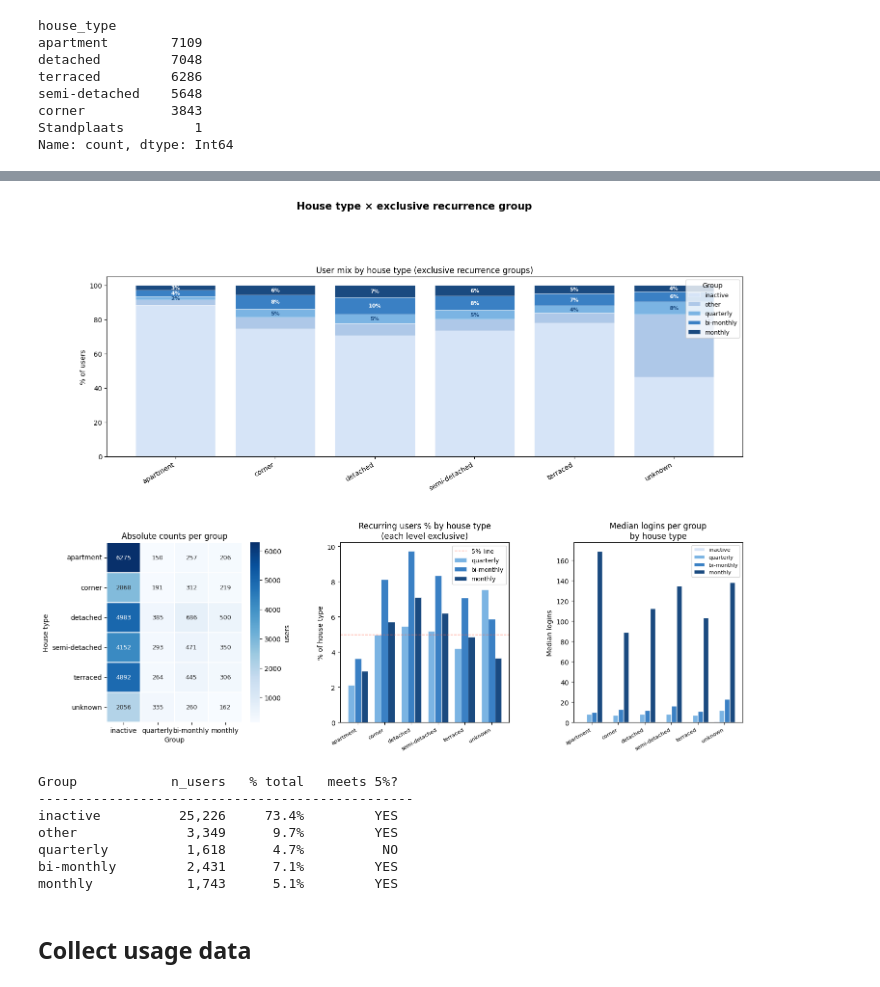
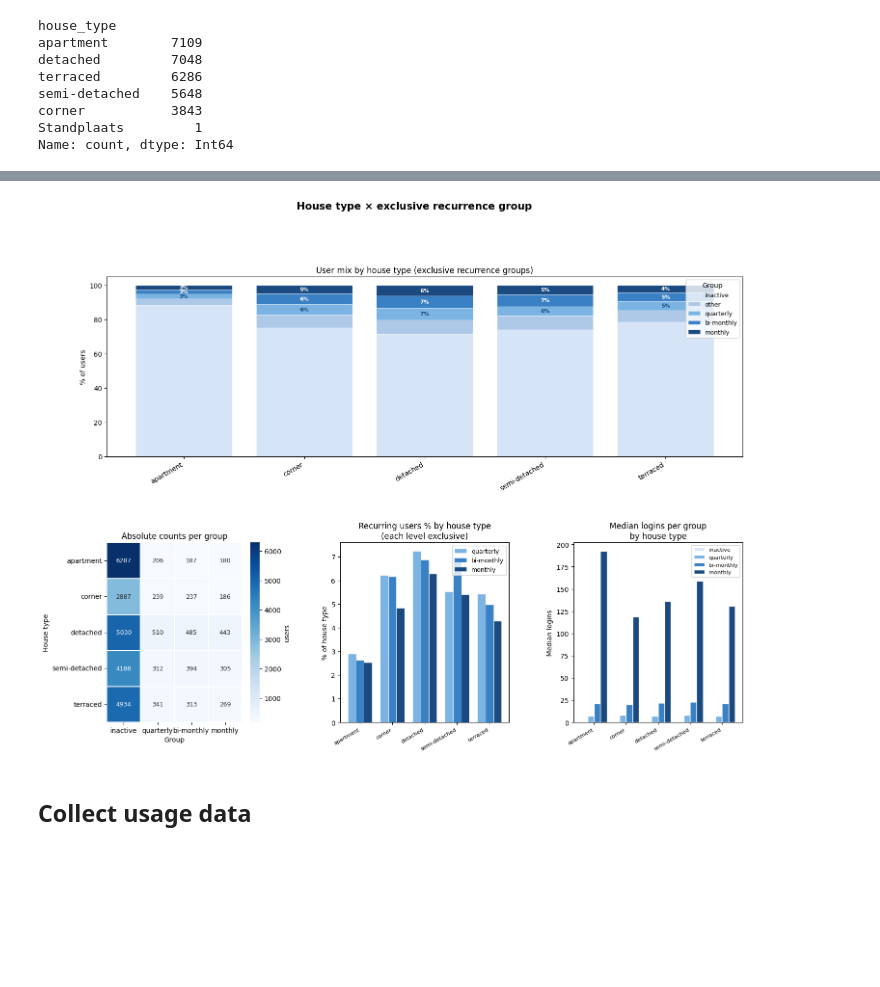
Before and after one commit to Gijsbertbas/swa, a Jupyter notebook: notebooks/impactanalyse.ipynb, the cells around one changed output, grey strips where cells are left out. Saved outputs shown, nothing was run; the diff lists cells and outputs as text; code cells hidden in the pictures; blank space fills up the shorter version.

```diff
--- a/notebooks/impactanalyse.ipynb
+++ b/notebooks/impactanalyse.ipynb
@@ -29,6 +36,9 @@ from io import BytesIO
 %matplotlib inline
 # %%
 session = boto3.Session(profile_name='SA', region_name='eu-central-1')
+# %%
+EVALUATION_START = '2024-11-01'
+EVALUATION_END = '2026-04-01'
 # %%
 POSTHOG_QUERY= """SELECT up.timestamp, up.properties, up.distinct_id
 FROM usage.posthog up
@@ -651,11 +472,11 @@ def recurrence_label(row):
         return 'quarterly'
     return 'non-recurring'
 
-users2['recurrence_label'] = users2.apply(recurrence_label, axis=1)
+users['recurrence_label'] = users.apply(recurrence_label, axis=1)
 
 # ── Summary ───────────────────────────────────────────────────────────────────
 summary = (
-    users2.groupby('recurrence_label')
+    users.groupby('recurrence_label')
     .agg(
         n_users        = ('id', 'count'),
         median_logins  = ('n_logins', 'median'),
@@ -670,7 +491,6 @@ summary = summary.reindex(label_order)
 print(summary.to_string())
 
 print(f"\nTotal: {TOTAL_USERS:,}")
-print(f"5% threshold: {TOTAL_USERS * 0.05:,.0f} users")
 # %% [output]
                   n_users  median_logins  median_months  median_span  median_rate  pct_total
 recurrence_label
@@ -763,10 +543,10 @@ def assign_recurrence_excl(row):
         return 'quarterly'
     return 'non-recurring'
 
-users2['recurrence_excl'] = users2.apply(assign_recurrence_excl, axis=1)
+users['recurrence_excl'] = users.apply(assign_recurrence_excl, axis=1)
 
 recur_order_excl = ['monthly', 'bi-monthly', 'quarterly', 'non-recurring']
-counts = users2['recurrence_excl'].value_counts().reindex(recur_order_excl, fill_value=0)
+counts = users['recurrence_excl'].value_counts().reindex(recur_order_excl, fill_value=0)
 print(f"{'Label':<16} {'n_users':>8}  {'% total':>8}")
 print("-" * 36)
 for label in recur_order_excl:
@@ -798,10 +578,10 @@ seg_colors_excl = {
     'monthly':     '#1a4a80',
 }
 seg_order_excl = ['inactive', 'other', 'quarterly', 'bi-monthly', 'monthly']
-ht_order = ['apartment', 'corner', 'detached', 'semi-detached', 'terraced', 'unknown']
+ht_order = ['apartment', 'corner', 'detached', 'semi-detached', 'terraced']
 
 # Build combined classification: recurrence_excl, but inactive overrides 'non-recurring'
-tmp = users2[users2['house_type_clean'].isin(ht_order)].copy()
+tmp = users[users['house_type_clean'].isin(ht_order)].copy()
 tmp['grp'] = tmp['recurrence_excl']
 tmp.loc[tmp['segment'] == 'inactive', 'grp'] = 'inactive'   # benchmark overrides non-recurring
 tmp.loc[(tmp['segment'] == 'inactive') & (tmp['recurrence_excl'] != 'non-recurring'), 'grp'] = tmp['recurrence_excl']
@@ -879,51 +659,34 @@ ax3.set_xticklabels(ht_order, rotation=30, ha='right', fontsize=8)
 ax3.set_ylabel('% of house type')
 ax3.set_title('Recurring users % by house type\n(each level exclusive)')
 ax3.legend(fontsize=9)
-ax3.axhline(5, color='tomato', linestyle='--', linewidth=1, alpha=0.7, label='5% line')
 ax3.legend(fontsize=9)
 
 # ── Plot 4: median logins — inactive vs each recurring level ──────────────────
 ax4 = fig.add_subplot(gs[1, 2])
 medians = (
     tmp[tmp['grp'].isin(['inactive', 'quarterly', 'bi-monthly', 'monthly'])]
     .groupby(['house_type_clean', 'grp'])['n_logins']
     .median()
     .unstack('grp')
     .reindex(index=ht_order, columns=['inactive', 'quarterly', 'bi-monthly', 'monthly'])
 )
 x = np.arange(len(ht_order))
 w = 0.20
 med_colors = ['#d6e4f7', '#7bb4e3', '#3a80c4', '#1a4a80']
 for i, (col, color) in enumerate(zip(['inactive', 'quarterly', 'bi-monthly', 'monthly'], med_colors)):
     if col in medians.columns:
         offset = (i - 1.5) * w
         ax4.bar(x + offset, medians[col].fillna(0), w, label=col, color=color, edgecolor='white')
 ax4.set_xticks(x)
 ax4.set_xticklabels(ht_order, rotation=30, ha='right', fontsize=8)
 ax4.set_ylabel('Median logins')
 ax4.set_title('Median logins per group\nby house type')
 ax4.legend(fontsize=8)
 
 plt.savefig('recurrence_housetype_exclusive.png', dpi=150, bbox_inches='tight')
 plt.show()
-
-# ── Group size summary ────────────────────────────────────────────────────────
-print(f"\n{'Group':<14} {'n_users':>9}  {'% total':>8}  {'meets 5%?':>10}")
-print("-" * 48)
-for grp in seg_order_excl:
-    n = (tmp['grp'] == grp).sum()
-    pct = n / TOTAL_USERS
-    flag = 'YES' if pct >= 0.05 else 'NO'
-    print(f"{grp:<14} {n:>9,}  {pct:>8.1%}  {flag:>10}")
 # %% [output]
-[figure, old version]
+[figure, new version]
-Group            n_users   % total   meets 5%?
-------------------------------------------------
-inactive          25,226     73.4%         YES
-other              3,349      9.7%         YES
-quarterly          1,618      4.7%          NO
-bi-monthly         2,431      7.1%         YES
-monthly            1,743      5.1%         YES
 # %% [markdown]
 ## Collect usage data
 # %%
```
Also changed, not shown: parts of 30 cells of this notebook, 4 other files.
